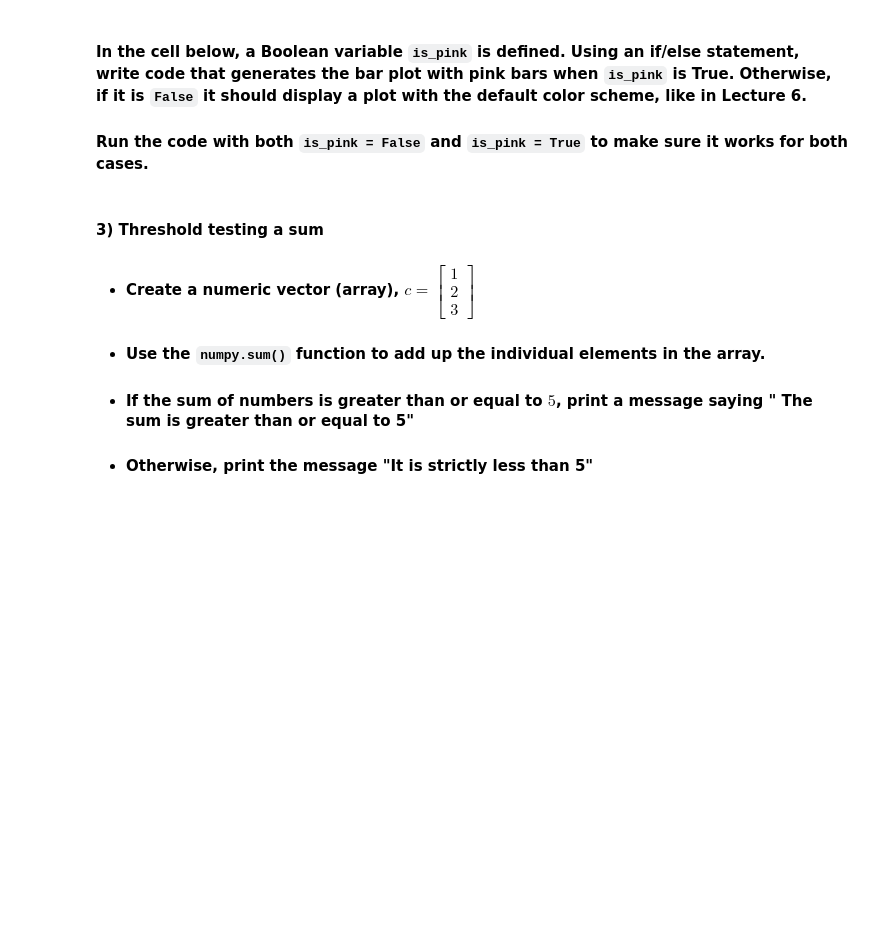
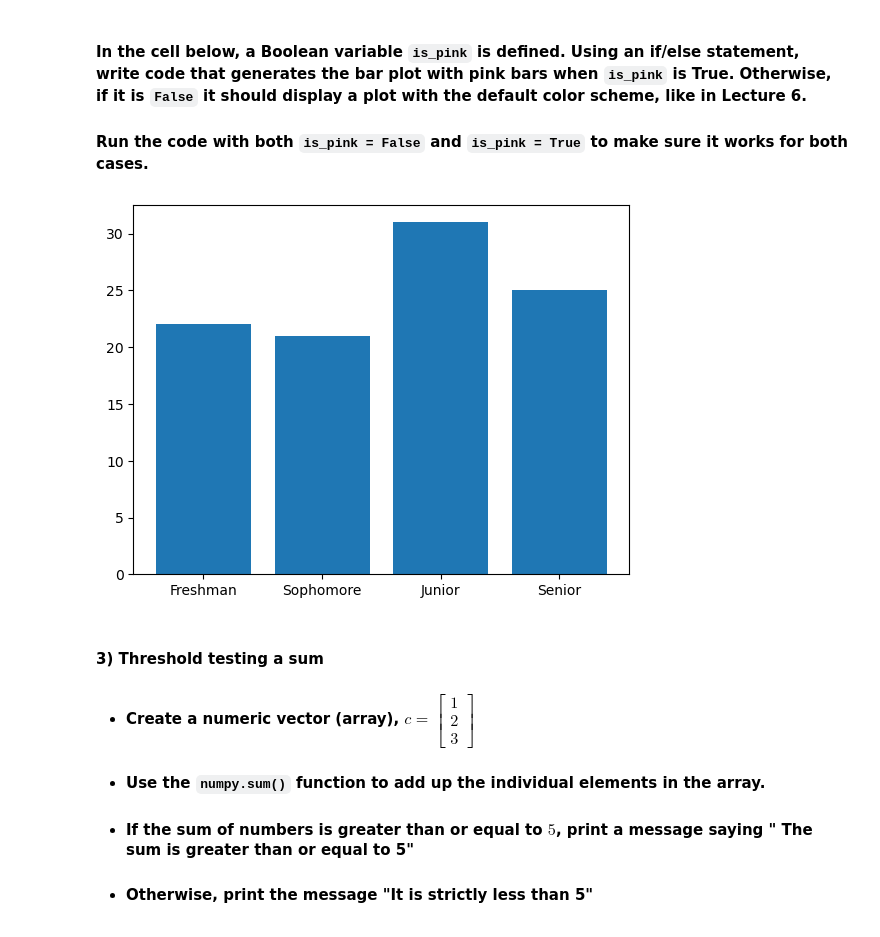
Before and after one commit to wkdduswo/datasci151spring2026, a Jupyter notebook: lecture_07/lecture_07 copy.ipynb, the cells around one changed output. Saved outputs shown, nothing was run; the diff lists cells and outputs as text; code cells hidden in the pictures; blank space fills up the shorter version.

```diff
--- a/lecture_07/lecture_07 copy.ipynb
+++ b/lecture_07/lecture_07 copy.ipynb
@@ -630,10 +673,19 @@ plt.show()
 # %%
 is_pink = False
 
 # Your code below
 # When is_pink is True, it should create the bar plot with pink columns.
 # When is_pink is False, it should create the bar plot with default colors like in Lecture 6.
 # Run the cell with is_pink = False and is_pink = True to test that it works
+
+if is_pink == True:
+    plt.bar(x = categories, height = count, color = "hotpink")
+    plt.show()
+else:
+    plt.bar(x = categories, height = count)
+    plt.show()
+# %% [output]
+[figure, added]
 # %% [markdown]
 #### **3)** Threshold testing a sum
 
```
Also changed, not shown: parts of 16 cells of this notebook.
